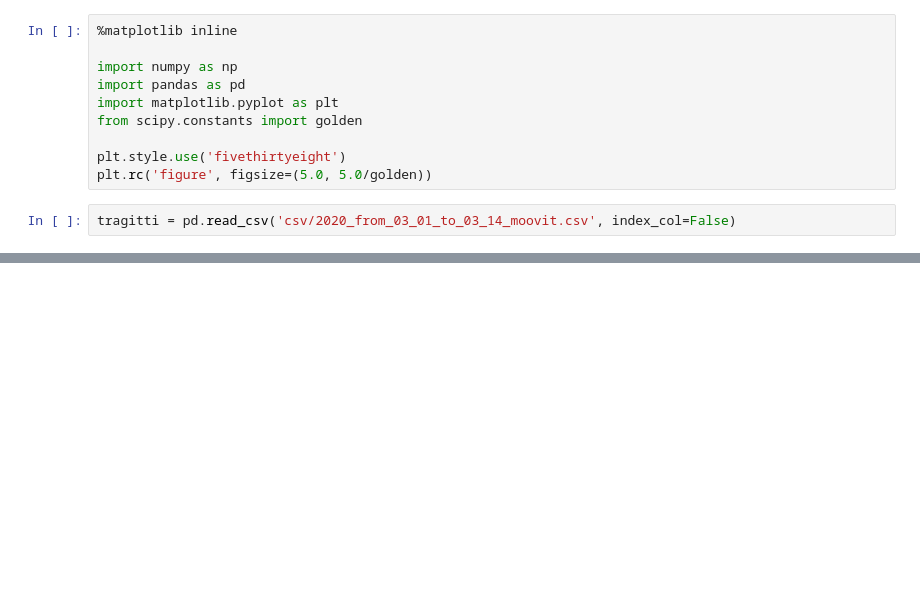
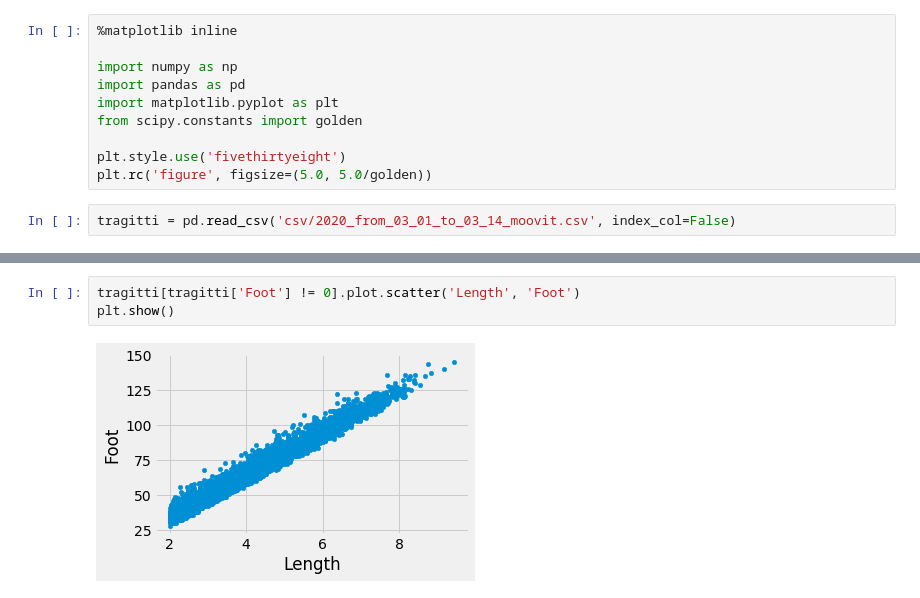
Before and after one commit to mmastrapasqua7/kowalskianalysis, a Jupyter notebook: jupyter/0_Descrizione_Dati.ipynb, the cells around one changed output, grey strips where cells are left out. Saved outputs shown, nothing was run; the diff lists cells and outputs as text; blank space fills up the shorter version.

```diff
--- a/jupyter/0_Descrizione_Dati.ipynb
+++ b/jupyter/0_Descrizione_Dati.ipynb
@@ -53,0 +62,5 @@ plt.show()
+# %%
+tragitti[tragitti['Foot'] != 0].plot.scatter('Length', 'Foot')
+plt.show()
+# %% [output]
+[figure, added]
```
Also changed, not shown: parts of 14 cells of this notebook, 5 other files.
